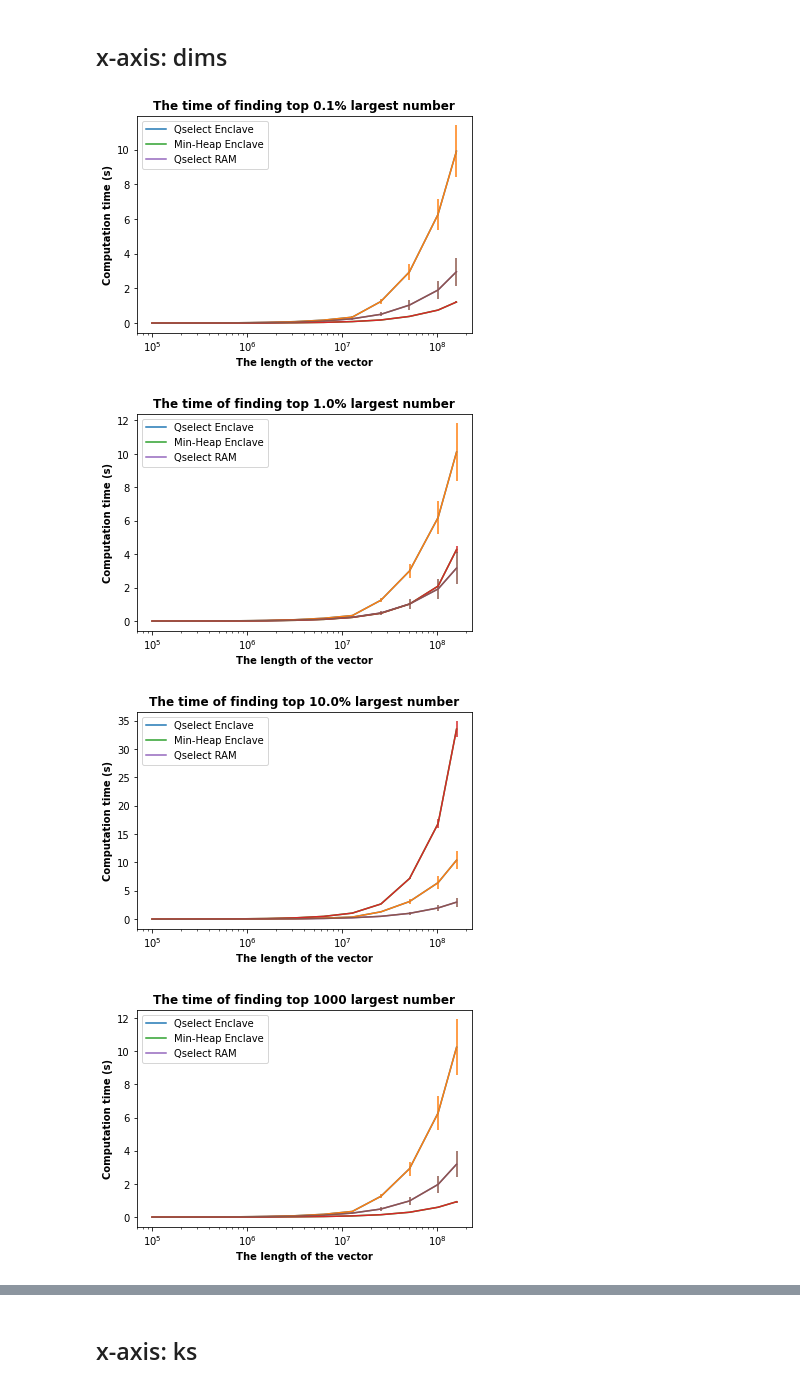
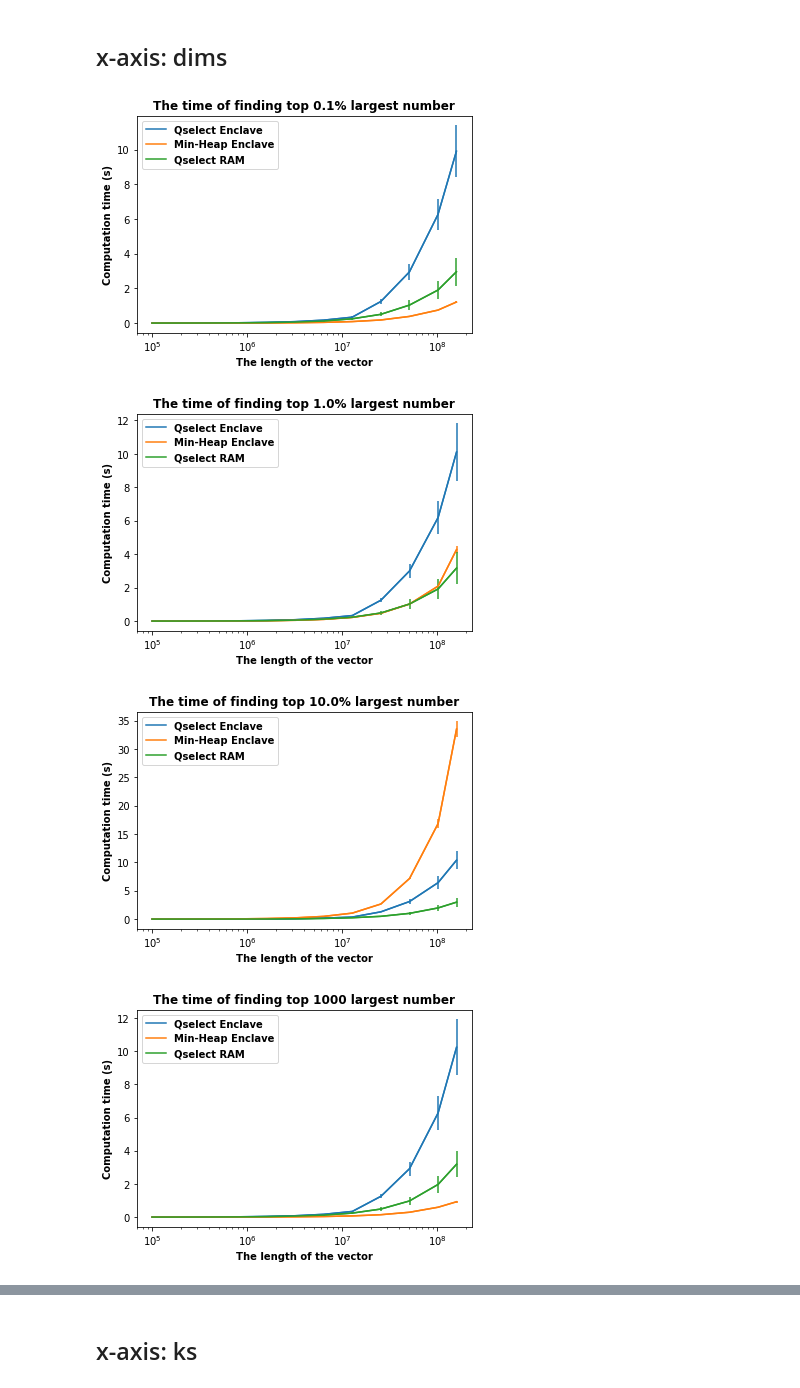
Before and after one commit to 55199789/SelectAlg, a Jupyter notebook: Run & Plot.ipynb, the cells around one changed output, grey strips where cells are left out. Drawn from its saved outputs; the diff is of its cells as text; code cells hidden in the pictures.

```diff
--- a/Run & Plot.ipynb
+++ b/Run & Plot.ipynb
@@ -34,6 +34,7 @@ std_nth_enclaves = {}
 std_nth_rams = {}
 std_heap_encalves = {}
 labels = ["Qselect Enclave", "Min-Heap Enclave", "Qselect RAM"]
+colors = ["C0", "C1", "C2"]
 # %%
 for dim in dims:
     nth_enclaves[dim] = {}
@@ -43,7 +44,7 @@ for dim in dims:
     std_nth_rams[dim] = {}
     std_heap_encalves[dim] = {}
     for k in ks:
-        filename = str(dim)+"_"+str(k)+".out"
+        filename = "output/"+str(dim)+"_"+str(k)+".out"
         f = open(filename, "r")
         lines = f.readlines()
         if dim>100000000 and abs(k-0.1)<1e-3:
@@ -74,30 +75,30 @@ for dim in dims:
 # %%
 for k in ks:
     y = [[] for i in range(3)]
     e = [[] for i in range(3)]
     for dim in dims:
         y[0].append(nth_enclaves[dim][k])
         y[1].append(heap_encalves[dim][k])
         y[2].append(nth_rams[dim][k])
         e[0].append(std_nth_enclaves[dim][k])
         e[1].append(std_heap_encalves[dim][k])
         e[2].append(std_nth_rams[dim][k])
     plt.figure()
     for i in range(3):
-        plt.plot(dims, y[i], label = labels[i])
-        plt.errorbar(dims, y[i], e[i])
+        plt.plot(dims, y[i], label = labels[i], color=colors[i])
+        plt.errorbar(dims, y[i], e[i], color=colors[i])
     plt.xlabel('The length of the vector', fontweight='bold')
     plt.xscale('log')
     # Set the y axis label of the current axis.
     plt.ylabel('Computation time (s)', fontweight='bold')
     if k<1:
         plt.title('The time of finding top '+str(k*100)+"% largest number", fontweight='bold')
     else:
         plt.title('The time of finding top '+str(k)+" largest number", fontweight='bold')
-    plt.legend()
-    plt.savefig("imgs/")
+    plt.legend(prop={'weight':'bold'})
+    plt.savefig("imgs/dim/k_"+str(k)+".png")
 # %% [output]
-[figure, old version]
+[figure, new version]
-[figure, old version]
+[figure, new version]
-[figure, old version]
+[figure, new version]
-[figure, old version]
+[figure, new version]
```
Also changed, not shown: parts of 8 cells of this notebook, 19 other files.
